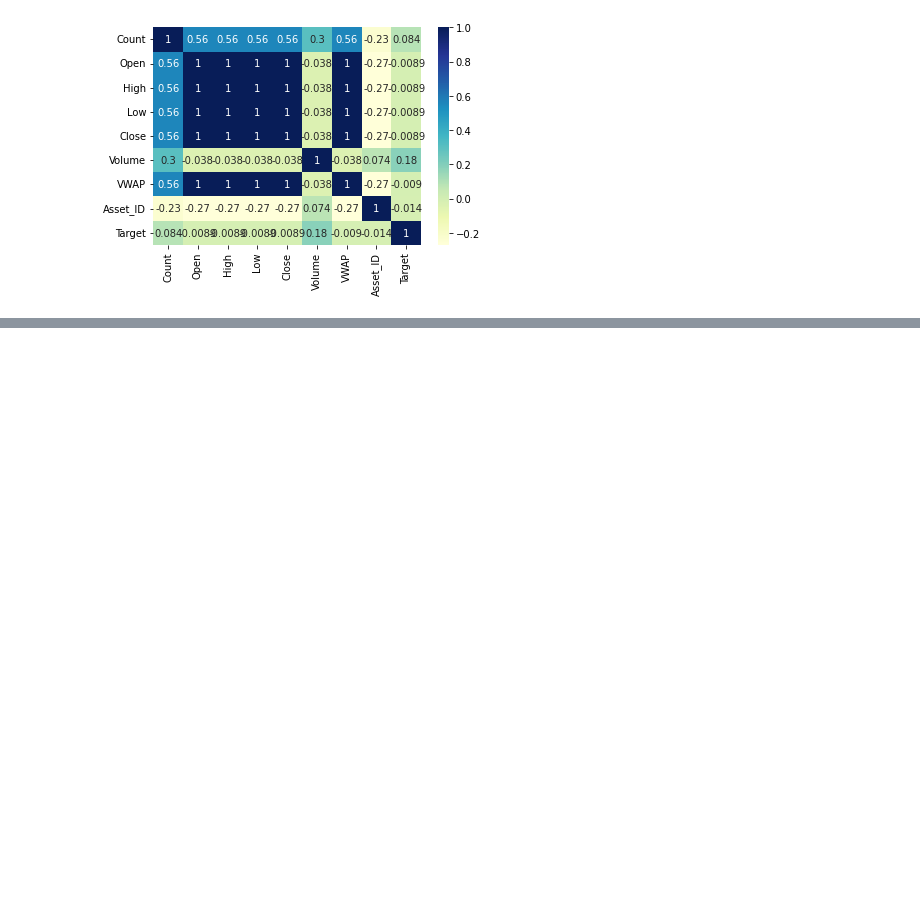
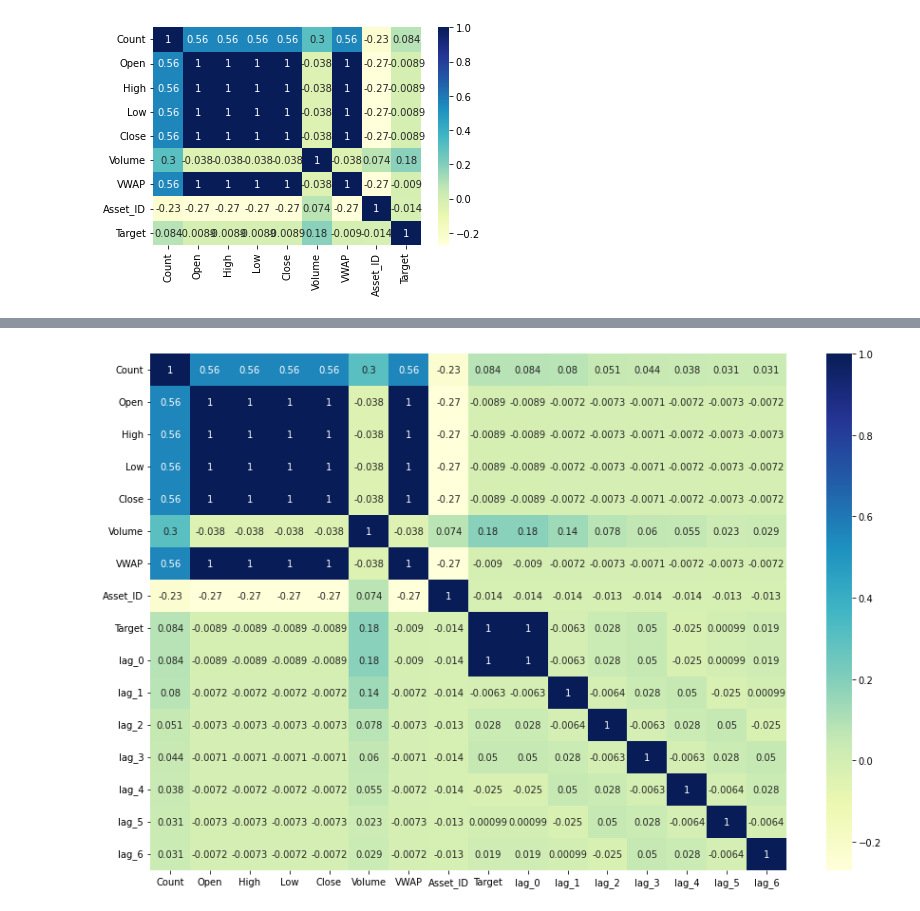
Before and after one commit to kashvi05/CSE523-Machine-Learning-2022-CryptoPolice, a Jupyter notebook: Exploratory Data Analysis.ipynb, the cells around one changed output, grey strips where cells are left out. Saved outputs shown, nothing was run; the diff lists cells and outputs as text; code cells hidden in the pictures; blank space fills up the shorter version.

```diff
--- a/Exploratory Data Analysis.ipynb
+++ b/Exploratory Data Analysis.ipynb
@@ -82,0 +94,9 @@ for feature in X_train.columns:
+# %%
+# Lag features and its correlation
+# This is also a part of feature engineering
+
+for i in range(0, 7):
+    lag_column_name = 'lag_' + str(i)
+    X_train[lag_column_name] = X_train['Target'].shift(i)
+
+X_train.head(10)
@@ -82,0 +115,7 @@ for feature in X_train.columns:
+# %%
+# How is lag feature related with target. Correlation is used
+plt.figure(figsize=(15, 10))
+sns.heatmap(X_train.corr(), annot = True, cmap='YlGnBu')
+plt.show()
+# %% [output]
+[figure, added]
```
Also changed, not shown: parts of 15 cells of this notebook.
